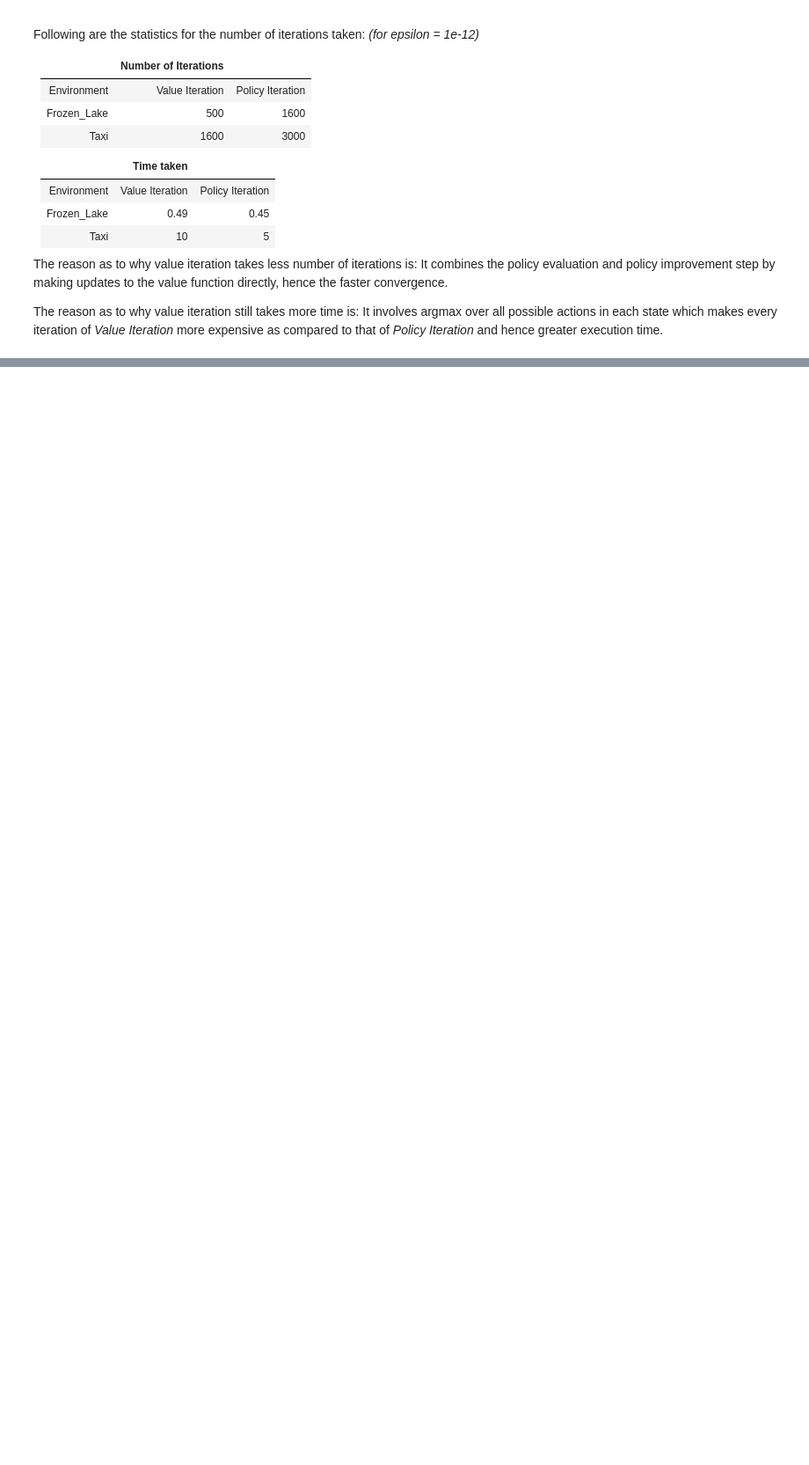
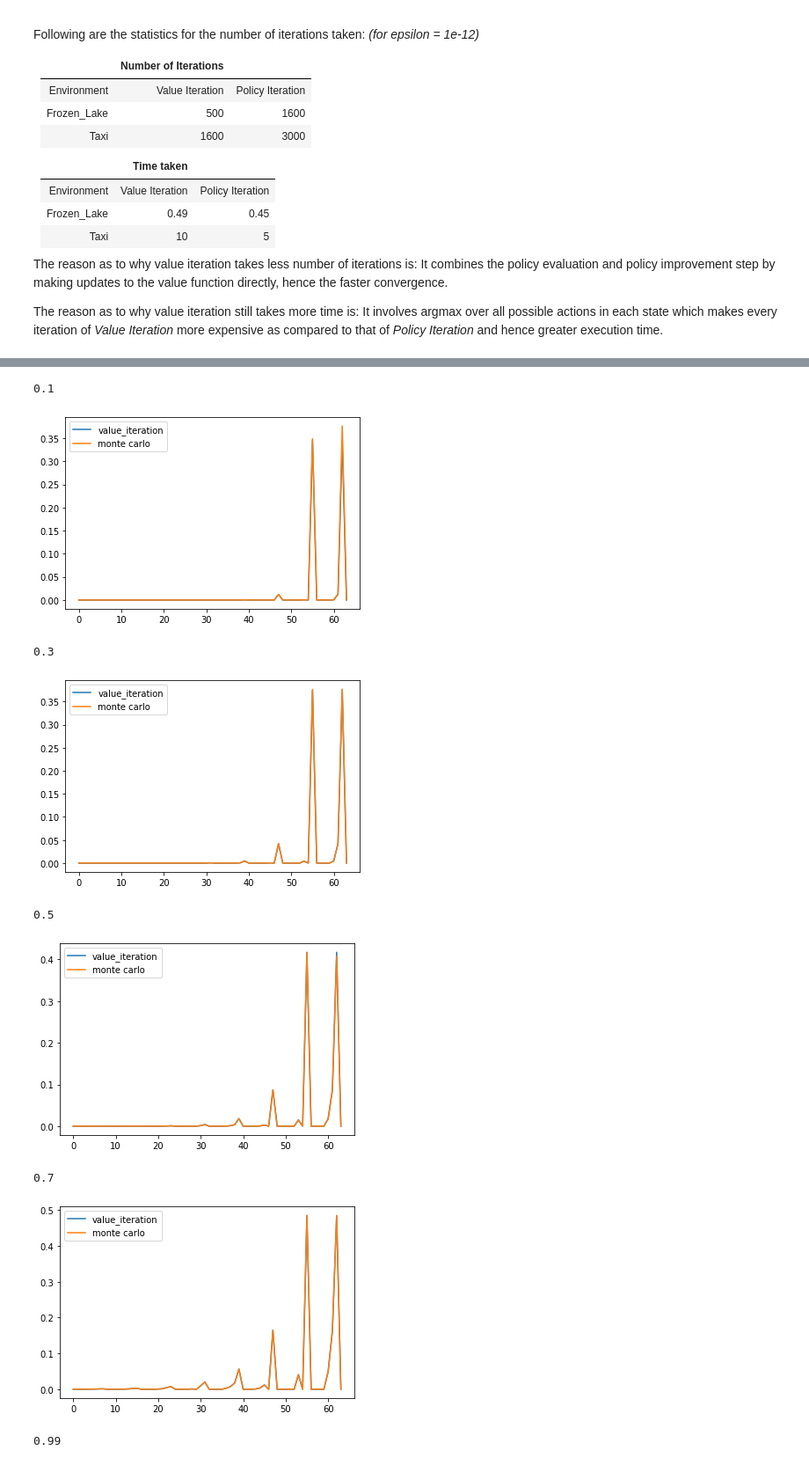
Before and after one commit to sagalpreet/CS543-RL, a Jupyter notebook: Assignment-1/Sagalpreet_2019csb1113_Lab1.ipynb, the cells around one changed output, grey strips where cells are left out. Shown at 88% size. Saved outputs shown, nothing was run; the diff lists cells and outputs as text; code cells hidden in the pictures; blank space fills up the shorter version.

```diff
--- a/Assignment-1/Sagalpreet_2019csb1113_Lab1.ipynb
+++ b/Assignment-1/Sagalpreet_2019csb1113_Lab1.ipynb
@@ -66,12 +68,12 @@ for gamma in [0.1, 0.3, 0.5, 0.7, 0.99]:
 # running value iteration for different values of gamma and storing them in a dictionary
 
 env = gym.make('Taxi-v3')
-results_taxi = {}
-start_taxi = env.env.s
+results_taxi_vi = {}
+start_taxi_vi = env.env.s
 
 for gamma in [0.1, 0.3, 0.5, 0.7, 0.99]:
     value_function, policy, num_iterations, elapsed_time = value_iteration(env, gamma)
-    results_taxi[gamma] = {'value_function': value_function, 'policy': policy, 'num_iterations': num_iterations, 'time': elapsed_time}
+    results_taxi_vi[gamma] = {'value_function': value_function, 'policy': policy, 'num_iterations': num_iterations, 'time': elapsed_time}
 # %% [markdown]
 
 
@@ -244,12 +254,12 @@ def policy_iteration(env, gamma, eps = 1e-12):
 # running value iteration for different values of gamma and storing them in a dictionary
 
 env = gym.make('FrozenLake8x8-v0')
-results_fl = {}
-start_fl = env.env.s
+results_fl_pi = {}
+start_fl_pi = env.env.s
 
 for gamma in [0.1, 0.3, 0.5, 0.7, 0.99]:
     value_function, policy, num_iterations, elapsed_time = policy_iteration(env, gamma)
-    results_fl[gamma] = {'value_function': value_function, 'policy': policy, 'num_iterations': num_iterations, 'time': elapsed_time}
+    results_fl_pi[gamma] = {'value_function': value_function, 'policy': policy, 'num_iterations': num_iterations, 'time': elapsed_time}
 # %% [markdown]
 ### Policy Iteration on Taxi environment and storing results
 # %%
@@ -257,12 +267,12 @@ for gamma in [0.1, 0.3, 0.5, 0.7, 0.99]:
 # running value iteration for different values of gamma and storing them in a dictionary
 
 env = gym.make('Taxi-v3')
-results_taxi = {}
-start_taxi = env.env.s
+results_taxi_pi = {}
+start_taxi_pi = env.env.s
 
 for gamma in [0.1, 0.3, 0.5, 0.7, 0.99]:
     value_function, policy, num_iterations, elapsed_time = policy_iteration(env, gamma)
-    results_taxi[gamma] = {'value_function': value_function, 'policy': policy, 'num_iterations': num_iterations, 'time': elapsed_time}
+    results_taxi_pi[gamma] = {'value_function': value_function, 'policy': policy, 'num_iterations': num_iterations, 'time': elapsed_time}
 # %% [markdown]
 ### Number of Iterations v/s Gamma Plot
 # %%
@@ -310,0 +370,27 @@ It involves argmax over all possible actions in each state which makes every ite
+# %%
+# setting up environment
+# running monte carlo for different values of gamma and storing them in a dictionary
+
+env = gym.make('FrozenLake8x8-v0')
+results_fl_mc = {}
+
+for gamma in [0.1, 0.3, 0.5, 0.7, 0.99]:
+    value_function, num_iterations, elapsed_time = monte_carlo(env, gamma, results_fl_vi[gamma]['policy'])
+    results_fl_mc[gamma] = {'value_function': value_function, 'num_iterations': num_iterations, 'time': elapsed_time}
+# %%
+for gamma in [0.1, 0.3, 0.5, 0.7, 0.99]:
+    print(gamma)
+    plt.plot(list(range(env.env.observation_space.n)), list(results_fl_vi[gamma]['value_function']), label='value_iteration')
+    plt.plot(list(range(env.env.observation_space.n)), list(results_fl_mc[gamma]['value_function']), label='monte carlo')
+    plt.legend()
+    plt.show()
+# %% [output]
+0.1
+[figure, added]
+0.3
+[figure, added]
+0.5
+[figure, added]
+0.7
+[figure, added]
+0.99
```
Also changed, not shown: parts of 20 cells of this notebook.
